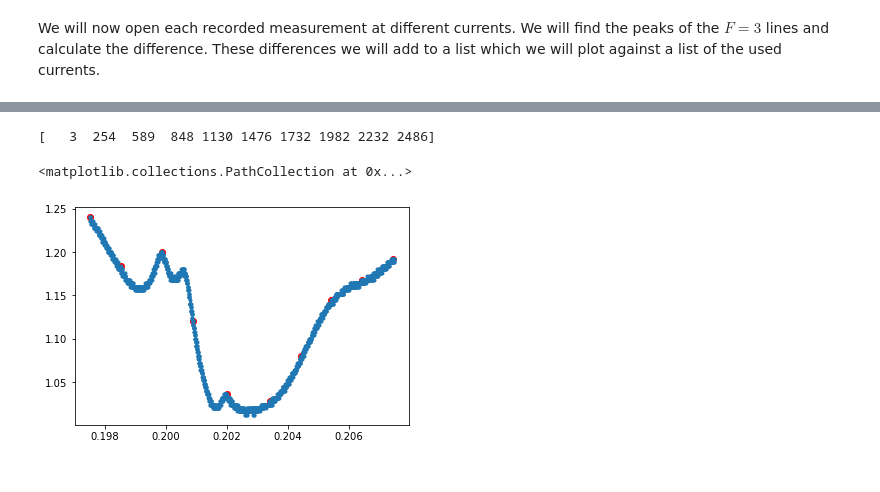
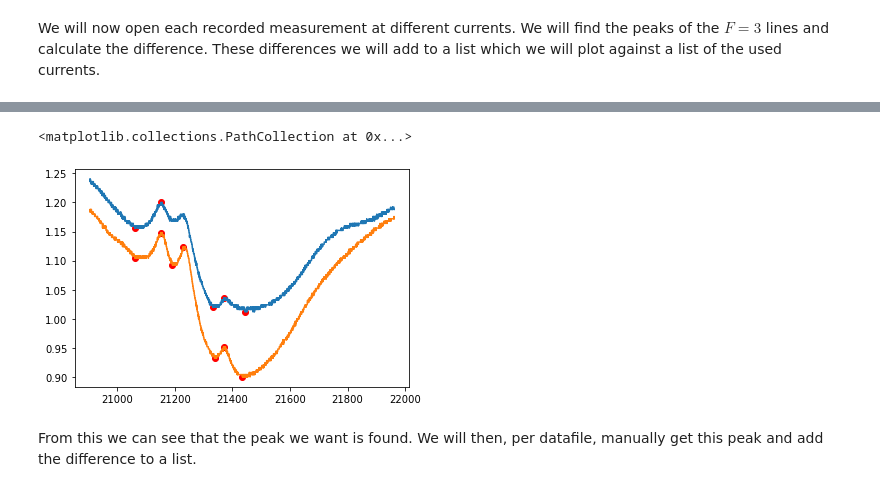
Before and after one commit to Rikkertttt/Rubidium-Spectroscopy, a Jupyter notebook: endfile.ipynb, the cells around one changed output, grey strips where cells are left out. Drawn from its saved outputs; the diff is of its cells as text; code cells hidden in the pictures.

```diff
--- a/endfile.ipynb
+++ b/endfile.ipynb
@@ -126,10 +147,27 @@ plt.plot(df_nocur[9], df_nocur[10], label="CH4")
-# %%
-
-indices, info =find_peaks(df_nocur[4], distance=250)
-print(indices)
-plt.plot(df_nocur[3], df_nocur[4], ".")
-plt.scatter(df_nocur[3][indices], df_nocur[4][indices], color="red")
-# %% [output]
-[   3  254  589  848 1130 1476 1732 1982 2232 2486]
-<matplotlib.collections.PathCollection at 0x...>
-[figure, removed]
+# %%
+# Use an online tool to help find peaks
+from peakdetect_online import peakdetect
+peaks1 = peakdetect(df_nocur[4], lookahead=100)
+peaks2 = peakdetect(df_nocur[10], lookahead=100)
+
+indices1 = []
+indices2 = []
+# Filter out only the indices
+for p in peaks1:
+    for d in p:
+        indices1.append(d[0])
+for p in peaks2:
+    for d in p:
+        indices2.append(d[0])
+# %%
+# Plot the data with the found peaks
+plt.plot(df_nocur["freq1"], df_nocur[4], "-")
+plt.scatter(df_nocur["freq1"][indices1], df_nocur[4][indices1], color="red")
+
+plt.plot(df_nocur["freq2"], df_nocur[10], "-")
+plt.scatter(df_nocur["freq2"][indices2], df_nocur[10][indices2], color="red")
+# %% [output]
+<matplotlib.collections.PathCollection at 0x...>
+[figure, added]
+# %% [markdown]
+From this we can see that the peak we want is found. We will then, per datafile, manually get this peak and add the difference to a list.
```
Also changed, not shown: parts of 15 cells of this notebook.
